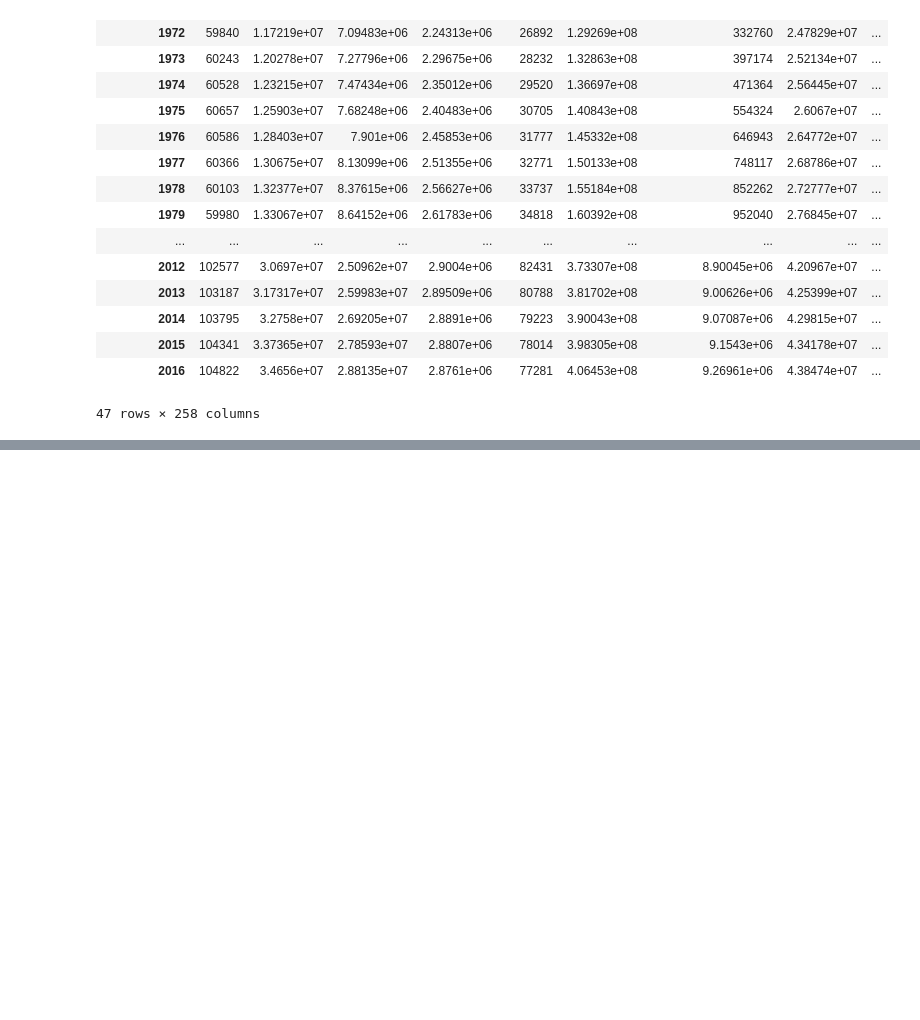
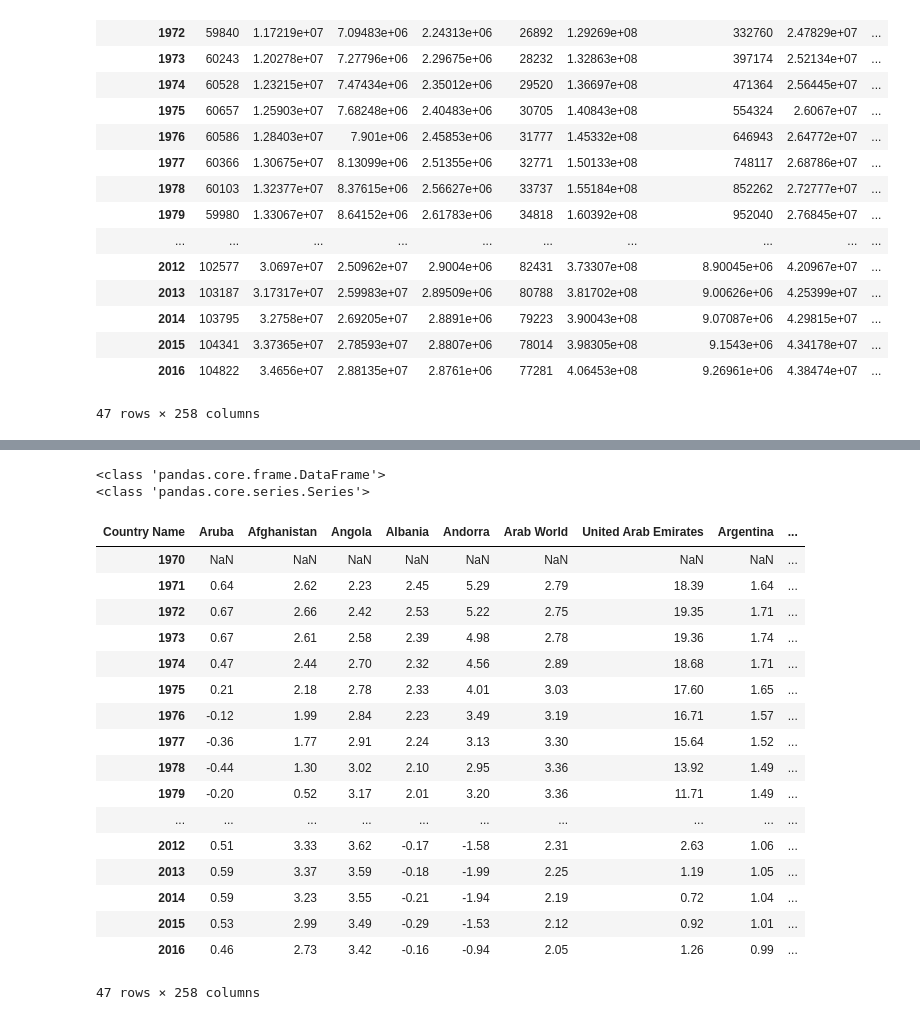
Before and after one commit to LiviaCanet/datamad0119, a Jupyter notebook: module-1/pipelines-project/your-code/demo_wrangling.ipynb, the cells around one changed output, grey strips where cells are left out. Cells and saved outputs as stored; diff of their text form; code cells hidden in the pictures; blank space fills up the shorter version.

```diff
--- a/module-1/pipelines-project/your-code/demo_wrangling.ipynb
+++ b/module-1/pipelines-project/your-code/demo_wrangling.ipynb
@@ -196 +237,34 @@ demoT
+# %%
+#Podemos aplicar el pct_change() porque cada columna es una series.
+
+print(type(demoT))
+print(type(demoT.Aruba))
+# %% [output]
+<class 'pandas.core.frame.DataFrame'>
+<class 'pandas.core.series.Series'>
+# %%
+#La tabla de pct_change() de todos los países.
+
+demoT_pctchange = demoT.pct_change()*100
+demoT_pctchange = demoT_pctchange.round(2)
+demoT_pctchange
+# %% [output]
+| Country Name | Aruba | Afghanistan | Angola | Albania | Andorra | Arab World | United Arab Emirates | Argentina | ... |
+| 1970 | NaN | NaN | NaN | NaN | NaN | NaN | NaN | NaN | ... |
+| 1971 | 0.64 | 2.62 | 2.23 | 2.45 | 5.29 | 2.79 | 18.39 | 1.64 | ... |
+| 1972 | 0.67 | 2.66 | 2.42 | 2.53 | 5.22 | 2.75 | 19.35 | 1.71 | ... |
+| 1973 | 0.67 | 2.61 | 2.58 | 2.39 | 4.98 | 2.78 | 19.36 | 1.74 | ... |
+| 1974 | 0.47 | 2.44 | 2.70 | 2.32 | 4.56 | 2.89 | 18.68 | 1.71 | ... |
+| 1975 | 0.21 | 2.18 | 2.78 | 2.33 | 4.01 | 3.03 | 17.60 | 1.65 | ... |
+| 1976 | -0.12 | 1.99 | 2.84 | 2.23 | 3.49 | 3.19 | 16.71 | 1.57 | ... |
+| 1977 | -0.36 | 1.77 | 2.91 | 2.24 | 3.13 | 3.30 | 15.64 | 1.52 | ... |
+| 1978 | -0.44 | 1.30 | 3.02 | 2.10 | 2.95 | 3.36 | 13.92 | 1.49 | ... |
+| 1979 | -0.20 | 0.52 | 3.17 | 2.01 | 3.20 | 3.36 | 11.71 | 1.49 | ... |
+| ... | ... | ... | ... | ... | ... | ... | ... | ... | ... |
+| 2012 | 0.51 | 3.33 | 3.62 | -0.17 | -1.58 | 2.31 | 2.63 | 1.06 | ... |
+| 2013 | 0.59 | 3.37 | 3.59 | -0.18 | -1.99 | 2.25 | 1.19 | 1.05 | ... |
+| 2014 | 0.59 | 3.23 | 3.55 | -0.21 | -1.94 | 2.19 | 0.72 | 1.04 | ... |
+| 2015 | 0.53 | 2.99 | 3.49 | -0.29 | -1.53 | 2.12 | 0.92 | 1.01 | ... |
+| 2016 | 0.46 | 2.73 | 3.42 | -0.16 | -0.94 | 2.05 | 1.26 | 0.99 | ... |
+47 rows × 258 columns
 # %%
```
Also changed, not shown: parts of 16 cells of this notebook.
